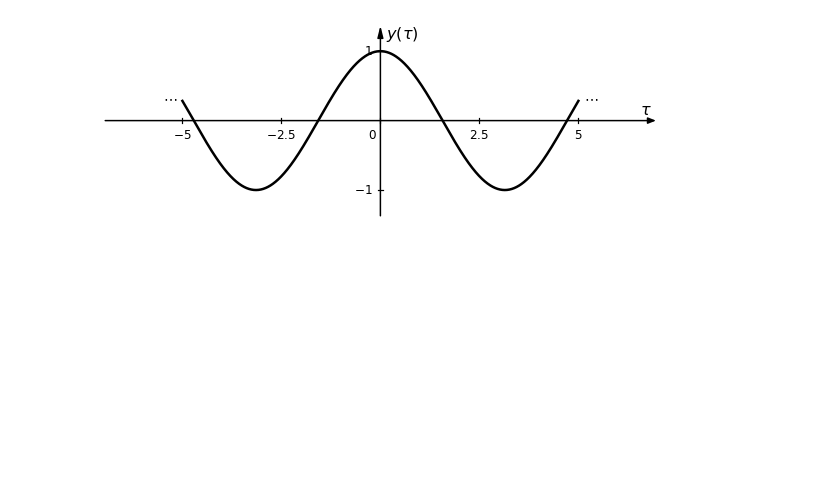
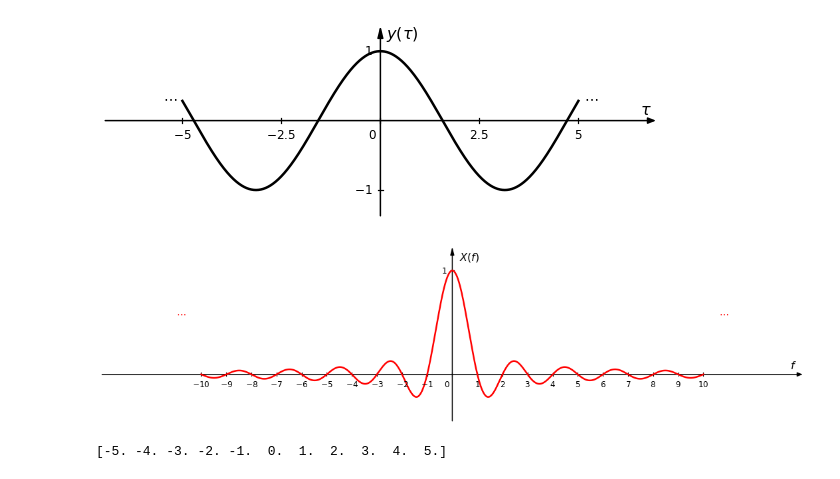
Before and after one commit to miguelmartfern/BlockDiagrams, a Jupyter notebook: docs/notebooks/signal_examples.ipynb, the cells around one changed output. Cells and saved outputs as stored; diff of their text form; code cells hidden in the pictures; blank space fills up the shorter version.

```diff
--- a/docs/notebooks/signal_examples.ipynb
+++ b/docs/notebooks/signal_examples.ipynb
@@ -65,3 +65,12 @@ signal1 = SignalPlotter(r'y(\tau)=cos(\tau)')
 signal1.plot()
 # %% [output]
 [figure]
+# %%
+from blockdiagrams import SignalPlotter
+import numpy as np
+
+SignalPlotter("X(f)=sin(pi f)/(pi f)", horiz_range=[-10, 10], xticks=np.linspace(-10, 10, 21), figsize=(15, 4), color='red').plot()
+print(np.linspace(-5, 5, 11))
+# %% [output]
+[figure, added]
+[-5. -4. -3. -2. -1.  0.  1.  2.  3.  4.  5.]
```
Also changed, not shown: parts of 1 cell of this notebook, 1 other file.
